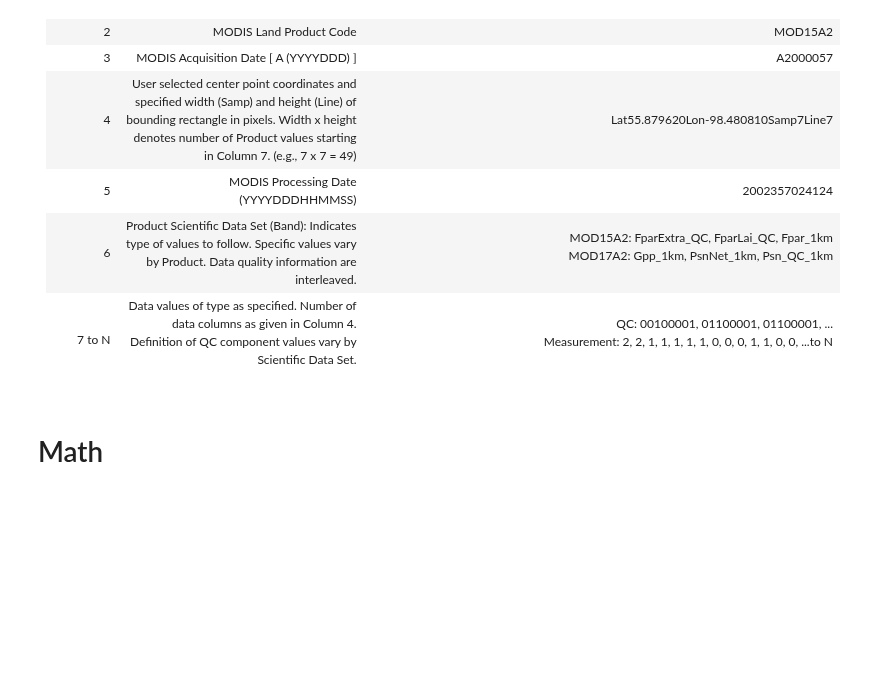
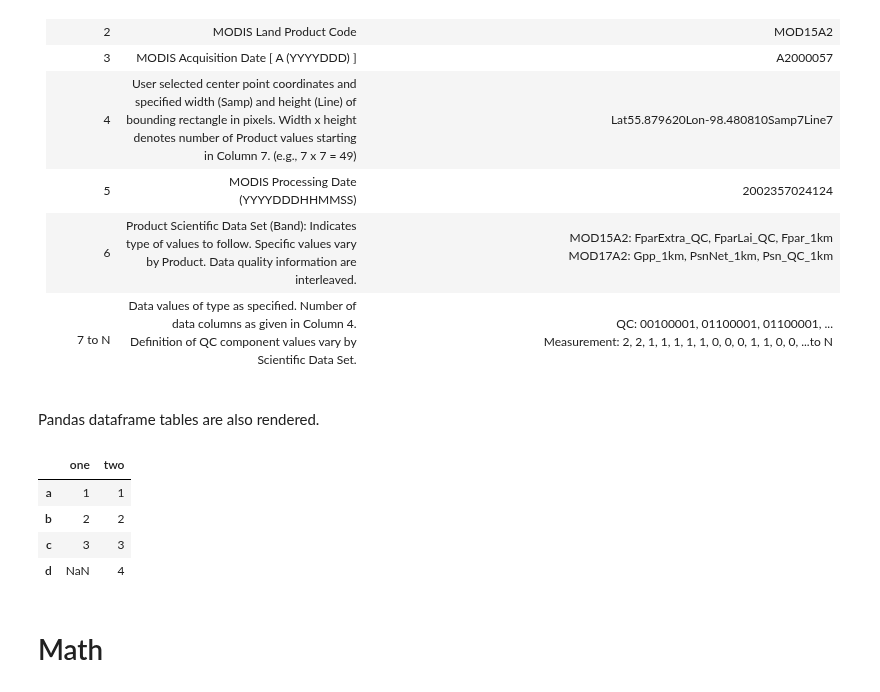
Before and after one commit to NelisW/ipynb2tex, a Jupyter notebook: test2LaTeX.ipynb, the cells around one changed output. Cells and saved outputs as stored; diff of their text form; code cells hidden in the pictures; blank space fills up the shorter version.

Commit message:
ipnb2tex now formats Pandas dataframe tables in IPython.
Updated notebook and pdf examples.

```diff
--- a/test2LaTeX.ipynb
+++ b/test2LaTeX.ipynb
@@ -660,6 +675,22 @@ The table can be formatted with the metadata, even if the table is not floating
         2, 2, 1, 1, 1, 1, 1, 0, 0, 0, 1, 1, 0, 0, ...to N</td>
     </tr>
 </table>
+# %% [markdown]
+Pandas dataframe tables are also rendered.
+# %%
+import pandas as pd
+d = {'one' : pd.Series([1., 2., 3.], index=['a', 'b', 'c']),
+     'two' : pd.Series([1., 2., 3., 4.], index=['a', 'b', 'c', 'd'])}
+
+df = pd.DataFrame(d)
+
+df
+# %% [output]
+|  | one | two |
+| a | 1 | 1 |
+| b | 2 | 2 |
+| c | 3 | 3 |
+| d | NaN | 4 |
 # %% [markdown]
 # Math
 # %% [markdown]
```
Also changed, not shown: parts of 5 cells of this notebook, 4 other files.
